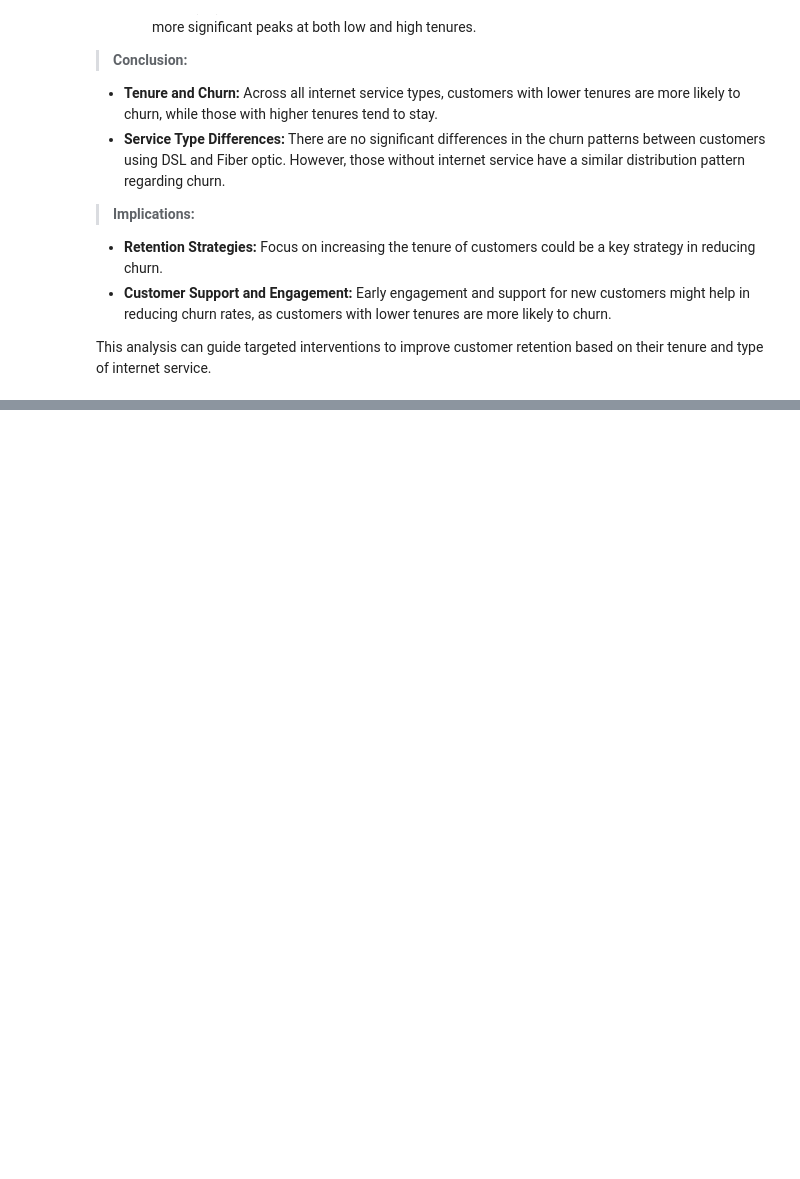
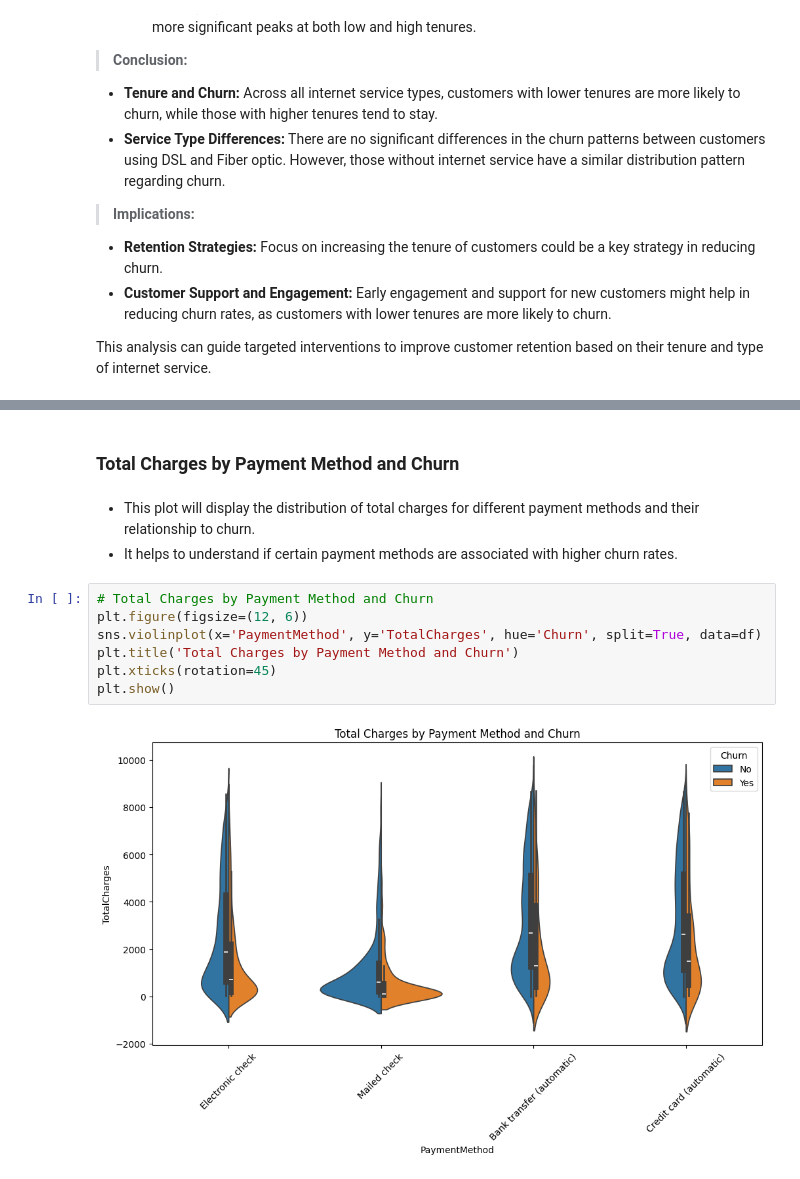
Before and after one commit to Tejeswar001/BootCamp-Jun-2024, a Jupyter notebook: Analysis/Customer_churn_analysis_PROJECT_2.ipynb, the cells around one changed output, grey strips where cells are left out. Drawn from its saved outputs; the diff is of its cells as text; blank space fills up the shorter version.

```diff
--- a/Analysis/Customer_churn_analysis_PROJECT_2.ipynb
+++ b/Analysis/Customer_churn_analysis_PROJECT_2.ipynb
@@ -688,0 +730,14 @@ This analysis can guide targeted interventions to improve customer retention bas
+# %% [markdown]
+### Total Charges by Payment Method and Churn
+# %% [markdown]
+- This plot will display the distribution of total charges for different payment methods and their relationship to churn.
+- It helps to understand if certain payment methods are associated with higher churn rates.
+# %%
+# Total Charges by Payment Method and Churn
+plt.figure(figsize=(12, 6))
+sns.violinplot(x='PaymentMethod', y='TotalCharges', hue='Churn', split=True, data=df)
+plt.title('Total Charges by Payment Method and Churn')
+plt.xticks(rotation=45)
+plt.show()
+# %% [output]
+[figure, added]
```
Also changed, not shown: parts of 8 cells of this notebook.
